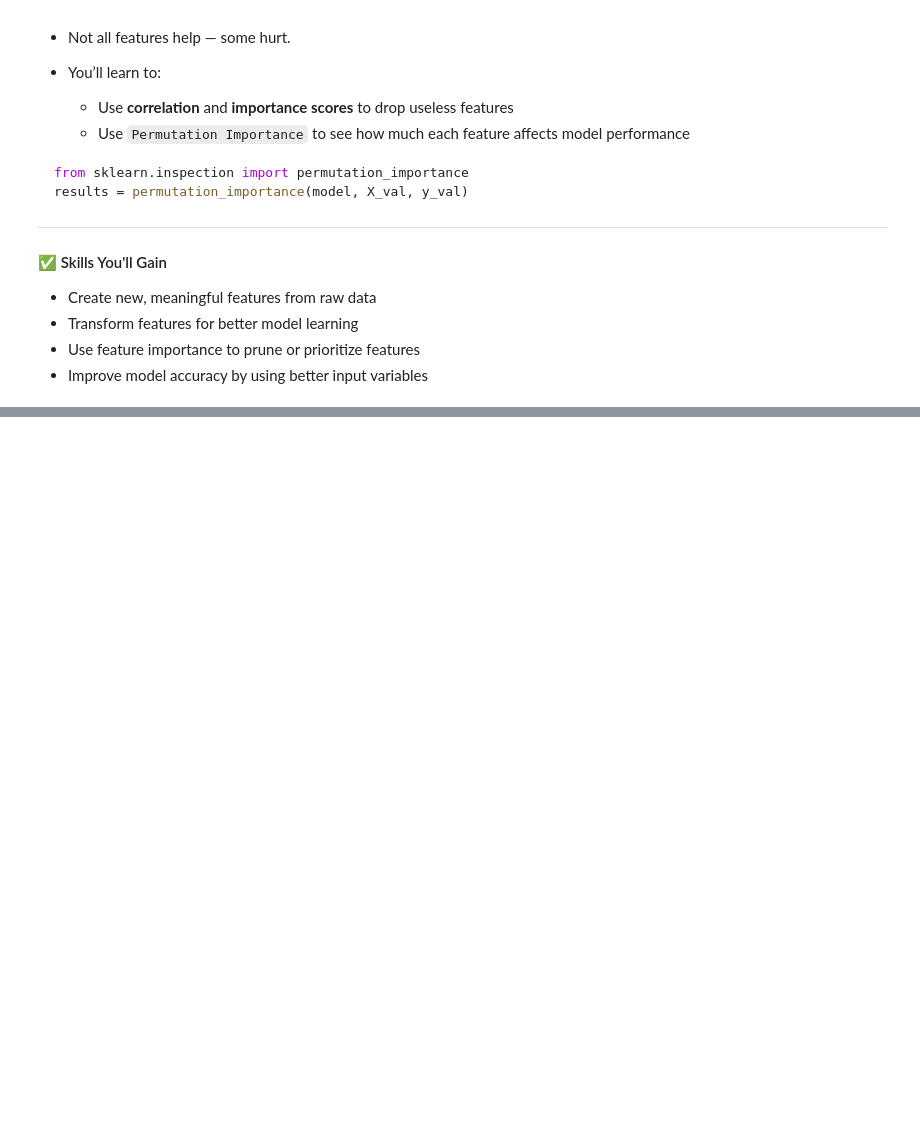
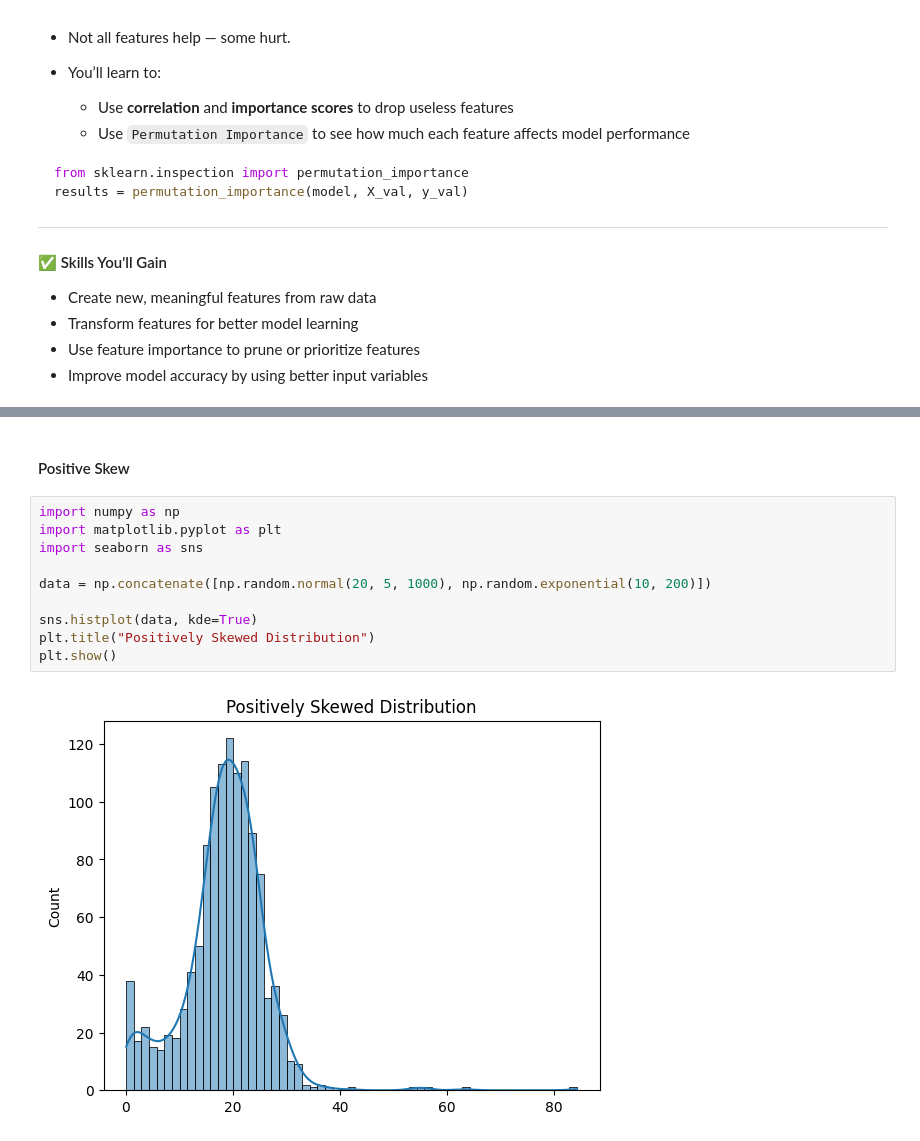
Before and after one commit to deanesh/data-science-examples, a Jupyter notebook: 6-feature_engineering/feature_engineering.ipynb, the cells around one changed output, grey strips where cells are left out. Cells and saved outputs as stored; diff of their text form; blank space fills up the shorter version.

```diff
--- a/6-feature_engineering/feature_engineering.ipynb
+++ b/6-feature_engineering/feature_engineering.ipynb
@@ -125,0 +144,14 @@ results = permutation_importance(model, X_val, y_val)
+# %% [markdown]
+#### Positive Skew
+# %%
+import numpy as np
+import matplotlib.pyplot as plt
+import seaborn as sns
+
+data = np.concatenate([np.random.normal(20, 5, 1000), np.random.exponential(10, 200)])
+
+sns.histplot(data, kde=True)
+plt.title("Positively Skewed Distribution")
+plt.show()
+# %% [output]
+[figure, added]
```
Also changed, not shown: parts of 5 cells of this notebook, 4 other files.
